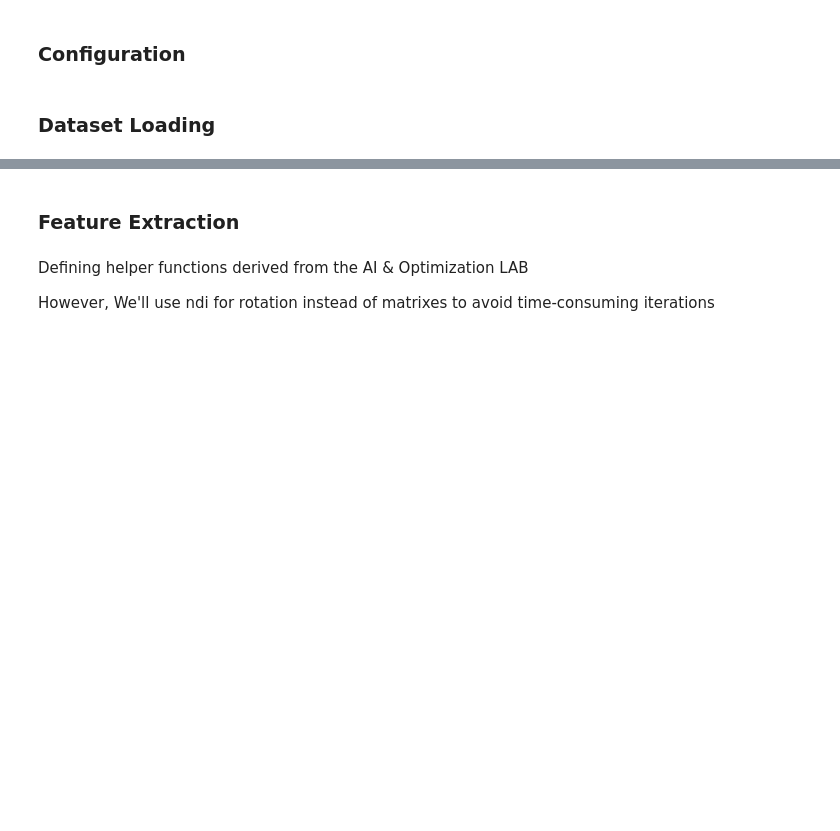
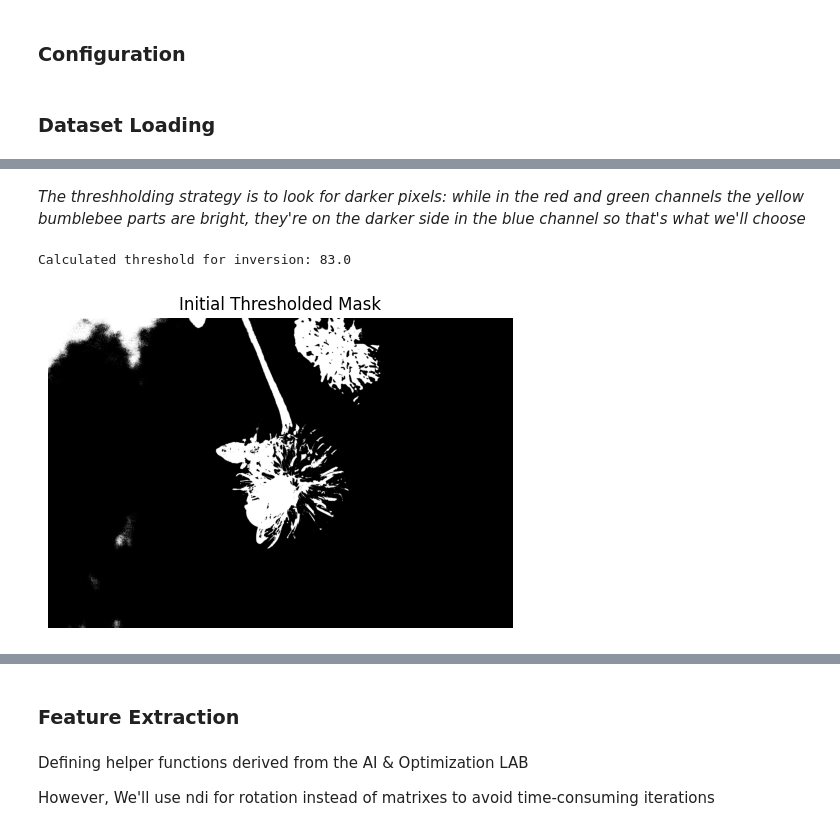
Before and after one commit to skander-kechaou/to-bee-or-not-to-bee, a Jupyter notebook: ML_bumblebee.ipynb, the cells around one changed output, grey strips where cells are left out. Cells and saved outputs as stored; diff of their text form; code cells hidden in the pictures; blank space fills up the shorter version.

```diff
--- a/ML_bumblebee.ipynb
+++ b/ML_bumblebee.ipynb
@@ -113,0 +208,26 @@ Finished loading. Successfully loaded 249 image/mask pairs.
+# %% [markdown]
+*The threshholding strategy is to look for darker pixels: while in the red and green channels the yellow bumblebee parts are bright, they're on the darker side in the blue channel so that's what we'll choose*
+# %%
+chosen_channel_index = 2
+process_channel_arr = img_arr[:, :, chosen_channel_index]
+
+# --- 2. Thresholding ---
+ret, initial_mask_arr_otsu = cv2.threshold(process_channel_arr, 0, 255, cv2.THRESH_BINARY_INV + cv2.THRESH_OTSU)
+initial_mask_arr = initial_mask_arr_otsu # This is 0 for background, 255 for foreground (bug)
+print(f"Calculated threshold for inversion: {ret}")
+
+# Display the initial thresholded mask
+plt.figure(figsize=(6,6))
+plt.imshow(initial_mask_arr, cmap='gray')
+plt.title("Initial Thresholded Mask")
+plt.axis('off')
+plt.show()
+
+# Convert to 0 and 1 for ndi functions
+if np.max(initial_mask_arr) > 1:
+    mask_for_ndi = (initial_mask_arr / 255).astype(np.uint8)
+else:
+    mask_for_ndi = initial_mask_arr.astype(np.uint8)
+# %% [output]
+Calculated threshold for inversion: 83.0
+[figure, added]
```
Also changed, not shown: parts of 85 cells of this notebook, 3 other files.
